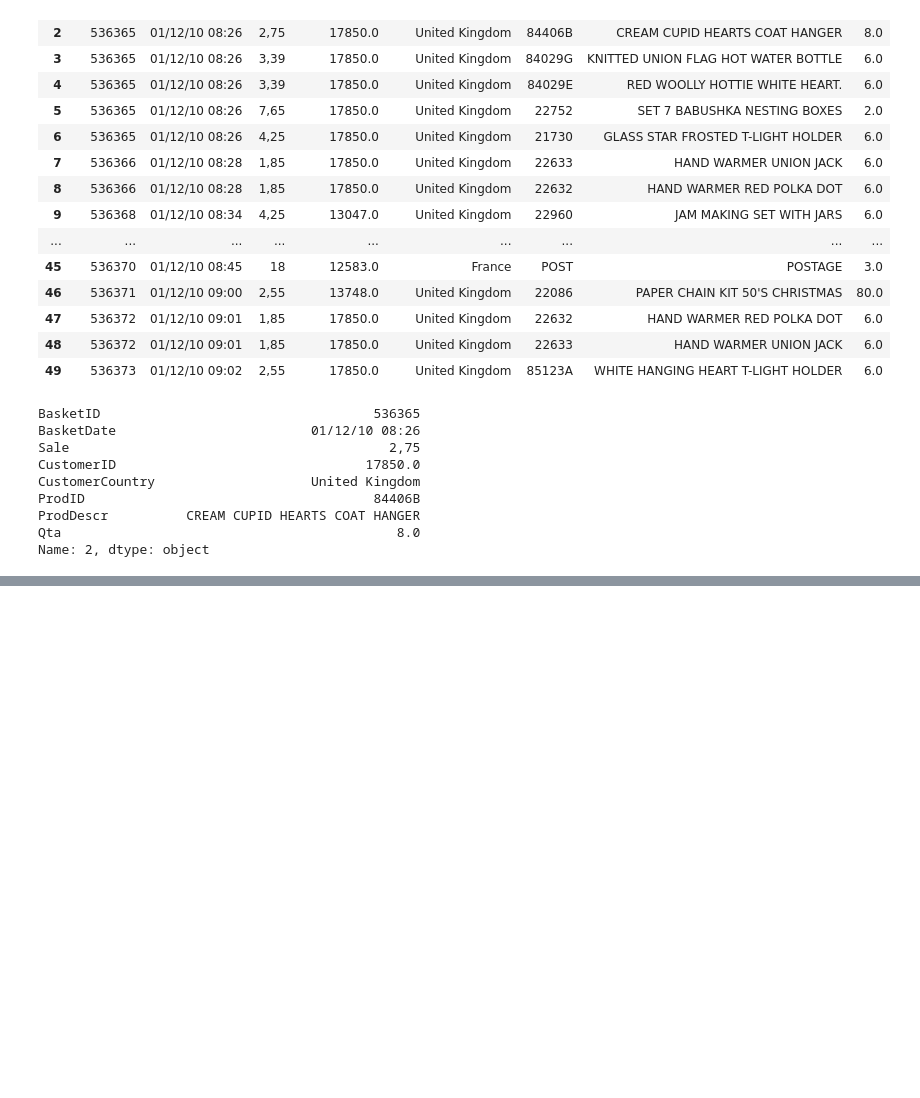
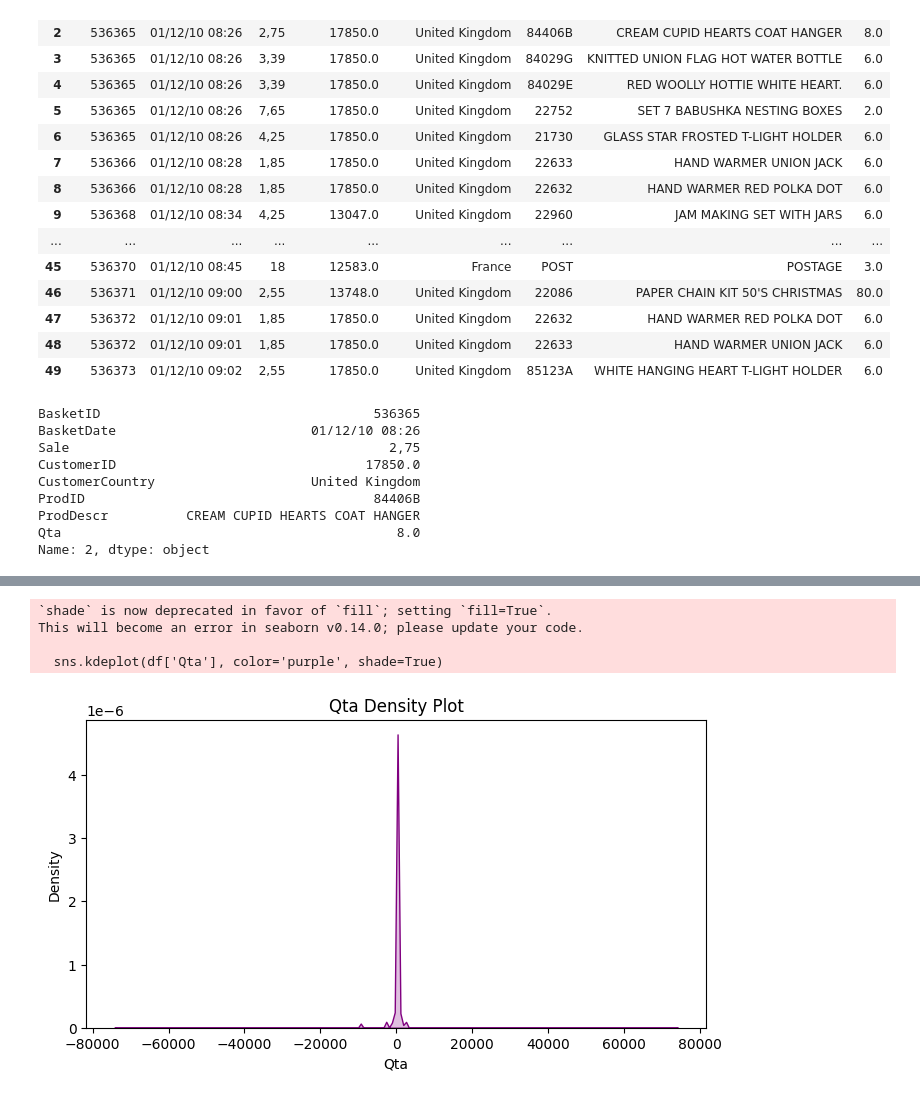
Before and after one commit to Sushant6862/Jeremy-Howard-Squadron-, a Jupyter notebook: Capstone_Project_2.ipynb, the cells around one changed output, grey strips where cells are left out. Saved outputs shown, nothing was run; the diff lists cells and outputs as text; code cells hidden in the pictures; blank space fills up the shorter version.

```diff
--- a/Capstone_Project_2.ipynb
+++ b/Capstone_Project_2.ipynb
@@ -113,0 +193,3 @@ AttributeError: ignored
+# %%
+df['BasketDate']=pd.to_datetime(df['BasketDate'], format='%d/%m/%y %H:%M')
+df
@@ -113,0 +239,12 @@ AttributeError: ignored
+# %%
+plt.figure(figsize=(8, 4))
+sns.kdeplot(df['Qta'], color='purple', shade=True)
+plt.title('Qta Density Plot')
+plt.xlabel('Qta')
+plt.show()
+# %% [output]
+`shade` is now deprecated in favor of `fill`; setting `fill=True`.
+This will become an error in seaborn v0.14.0; please update your code.
+
+  sns.kdeplot(df['Qta'], color='purple', shade=True)
+[figure, added]
```
Also changed, not shown: parts of 12 cells of this notebook.
